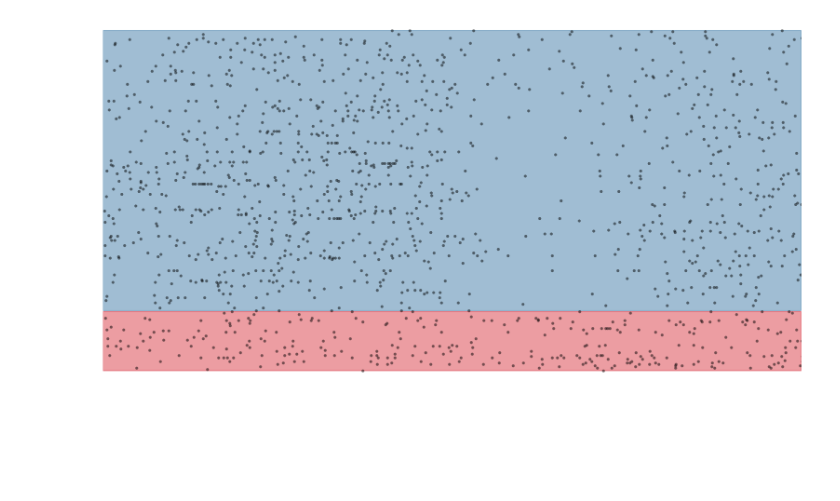
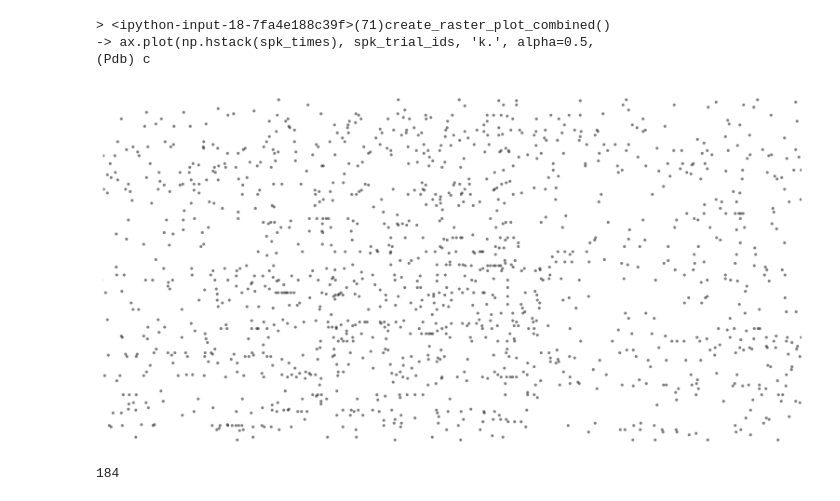
Before and after one commit to int-brain-lab/IBL-pipeline, a Jupyter notebook: notebooks/notebooks_plotting/Rasters.ipynb, the cells around one changed output. Cells and saved outputs as stored; diff of their text form; code cells hidden in the pictures; blank space fills up the shorter version.

Commit message:
Fix the trial number issue.

```diff
--- a/notebooks/notebooks_plotting/Rasters.ipynb
+++ b/notebooks/notebooks_plotting/Rasters.ipynb
@@ -375,9 +375,7 @@ import datetime
 key = {'subject_uuid': UUID('15f98ab5-20d8-4345-a5de-21912a39575f'),
    'session_start_time': datetime.datetime(2020, 1, 22, 8, 28, 49),
    'probe_idx': 1,
-   'cluster_id': 35,
-   'event': 'feedback',
-   'sort_by': 'feedback type'}
+   'cluster_id': 35}
 # %%
 # new cluster
 cluster = ephys.DefaultCluster & key
@@ -395,5 +393,5 @@ align_event = 'stim on'
 # encoded_string, y_lim, label, contrasts, tick_pos = create_raster_plot_combined(
 #     trials_all, align_event, 'contrast', show_plot=True)
 encoded_string, y_lim, label = putils.create_raster_plot_combined(
-    trials_all, align_event, 'feedback type', show_plot=True)
+    trials_all, align_event, 'trial_id', show_plot=True)
 # %% [output]
@@ -401,4 +399,11 @@ Adding an axes using the same arguments as a previous axes currently reuses the
+> <ipython-input-18-7fa4e188c39f>(71)create_raster_plot_combined()
+-> ax.plot(np.hstack(spk_times), spk_trial_ids, 'k.', alpha=0.5,
+(Pdb) c
-[figure, old version]
+[figure, new version]
+# %%
+len(trials_left)
+# %% [output]
+184
 # %%
 x_lim=[-1, 1]
 # axis = go.Scatter(
```
Also changed, not shown: parts of 6 cells of this notebook, 2 other files.
